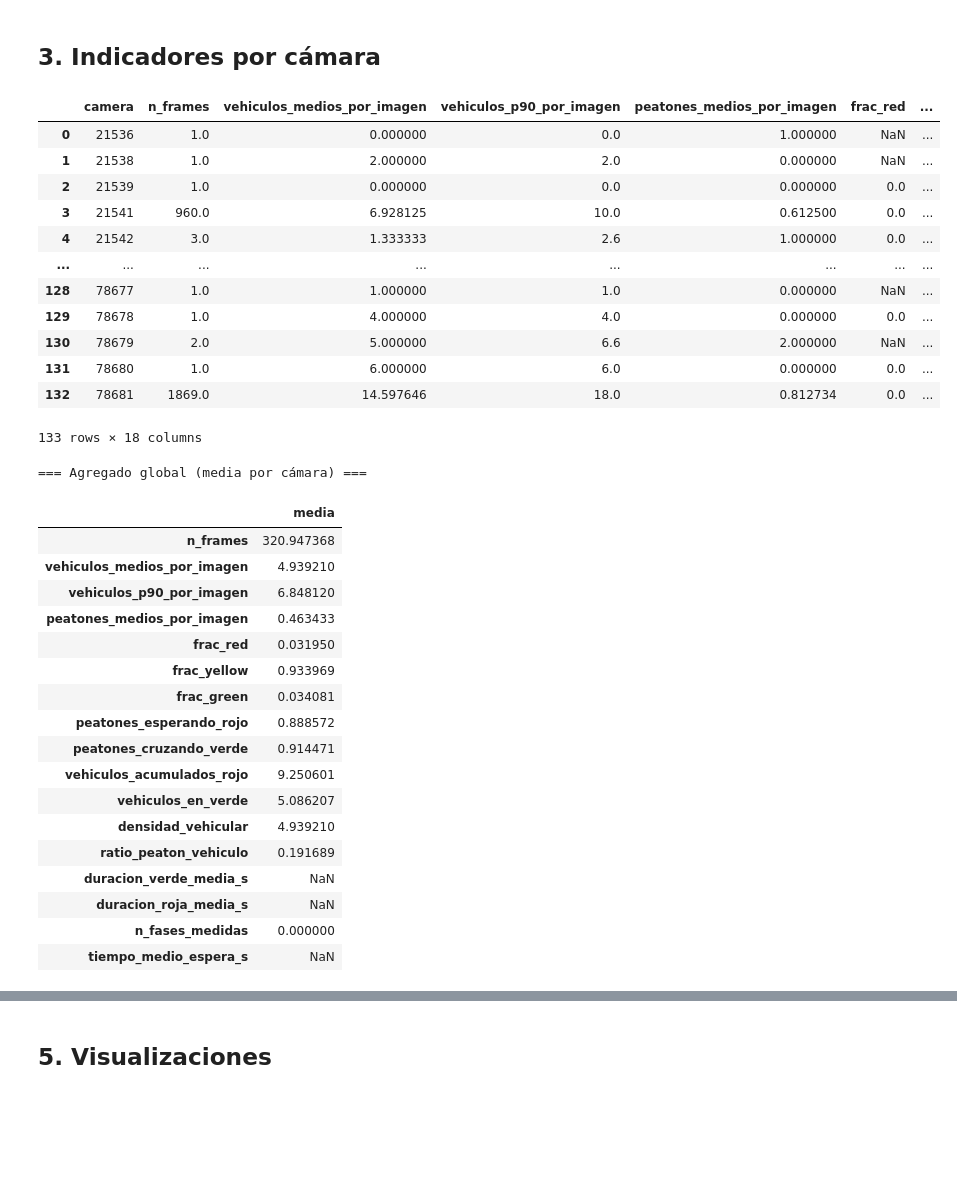
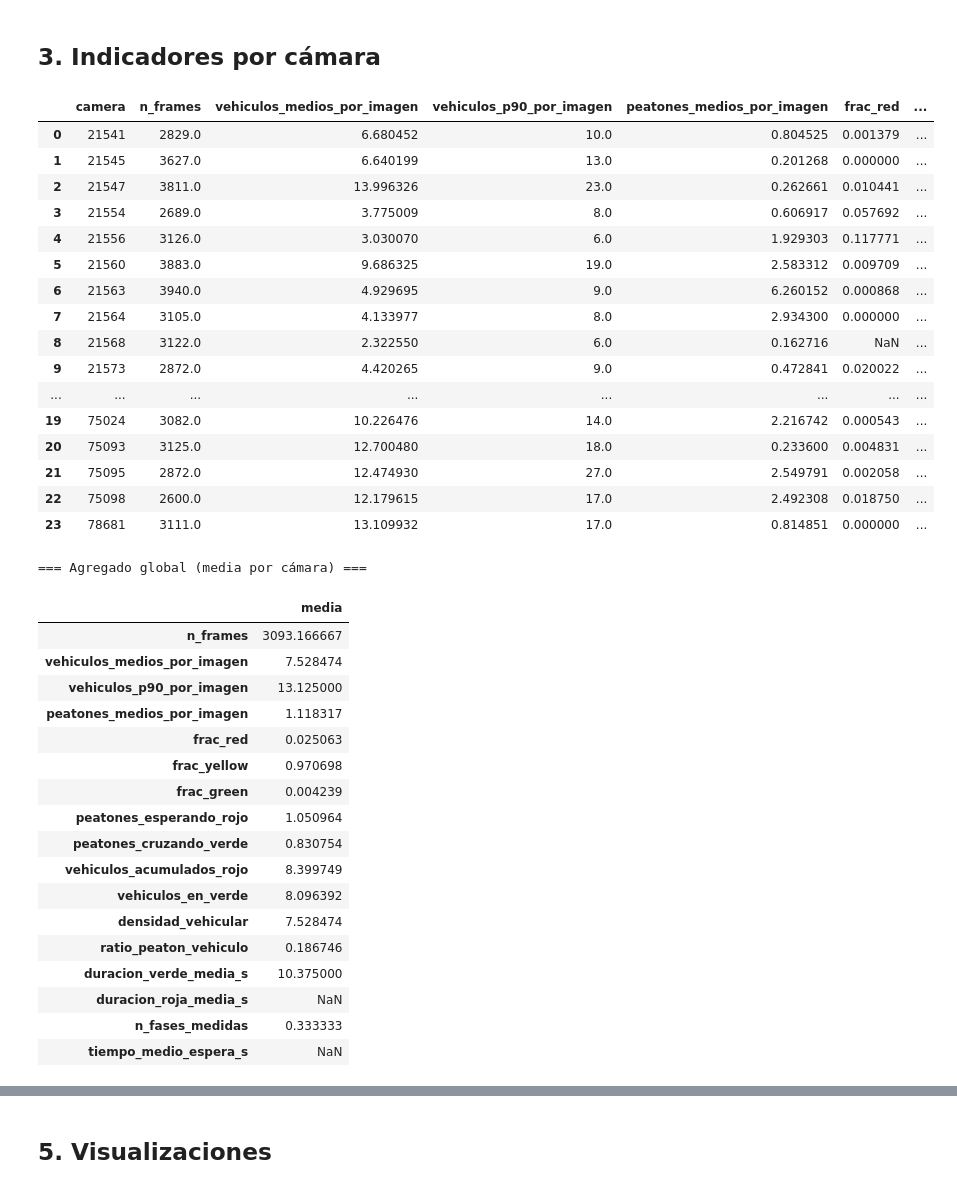
Before and after one commit to lorenpaz/tfm, a Jupyter notebook: notebooks/05_evaluation.ipynb, the cells around one changed output, grey strips where cells are left out. Saved outputs shown, nothing was run; the diff lists cells and outputs as text; code cells hidden in the pictures; blank space fills up the shorter version.

```diff
--- a/notebooks/05_evaluation.ipynb
+++ b/notebooks/05_evaluation.ipynb
@@ -37,7 +37,7 @@ sys.path.insert(0, str(PROJECT_ROOT / "src"))
 
 from config import load_config, path
 from deteccion import VEHICLE_CLASSES
-from pipeline import load_frames, measured_refresh_s
+from pipeline import load_frames, measured_refresh_s, only_service_cameras
 
 CFG = load_config()["evaluacion"]
 RESULTS_DIR = path("resultados")
@@ -46,7 +46,12 @@ RESULTS_DIR.mkdir(parents=True, exist_ok=True)
 frames = load_frames("weather", "detections")
 if "n_vehiculos" not in frames.columns:
     raise RuntimeError("Falta la fase detections: ejecuta antes 02_preprocess_labelled_detection.ipynb")
-frames = frames.dropna(subset=["n_vehiculos"]).sort_values(["camera", "timestamp"]).reset_index(drop=True)
+frames = frames.dropna(subset=["n_vehiculos"])
+
+# Solo las 24 cámaras del servicio de captura: las demás tienen 1-2 imágenes (instantáneas de 00)
+n_total, cams_total = len(frames), frames["camera"].nunique()
+frames = only_service_cameras(frames).sort_values(["camera", "timestamp"]).reset_index(drop=True)
+print(f"Cámaras del servicio: {frames['camera'].nunique()} de {cams_total} | fotogramas: {len(frames)} de {n_total}")
 
 REFRESH_S = measured_refresh_s()
 DURATIONS_OK = REFRESH_S is not None and REFRESH_S <= CFG["max_refresco_para_duraciones_s"]
@@ -139,68 +146,72 @@ def camera_indicators(g):
         # Tráfico
         "vehiculos_medios_por_imagen": g["n_vehiculos"].mean(),
         "vehiculos_p90_por_imagen": g["n_vehiculos"].quantile(0.9),
-        "peatones_medios_por_imagen": g["n_person"].mean(),
+        "peatones_medios_por_imagen": g["n_pedestrian"].mean(),
         **state_fractions(g, "vehicle_light", ["red", "yellow", "green"]),
         # Comportamiento
-        "peatones_esperando_rojo": g.loc[ped_red, "n_person"].mean() if ped_red.any() else np.nan,
-        "peatones_cruzando_verde": g.loc[ped_green, "n_person"].mean() if ped_green.any() else np.nan,
+        "peatones_esperando_rojo": g.loc[ped_red, "n_pedestrian"].mean() if ped_red.any() else np.nan,
+        "peatones_cruzando_verde": g.loc[ped_green, "n_pedestrian"].mean() if ped_green.any() else np.nan,
         "vehiculos_acumulados_rojo": g.loc[red, "n_vehiculos"].mean() if red.any() else np.nan,
         "vehiculos_en_verde": g.loc[green, "n_vehiculos"].mean() if green.any() else np.nan,
         # Eficiencia
         "densidad_vehicular": g["n_vehiculos"].mean(),
-        "ratio_peaton_vehiculo": g["n_person"].sum() / g["n_vehiculos"].sum() if g["n_vehiculos"].sum() else np.nan,
+        "ratio_peaton_vehiculo": g["n_pedestrian"].sum() / g["n_vehiculos"].sum() if g["n_vehiculos"].sum() else np.nan,
     }
 
     if DURATIONS_OK:
         verdes = run_durations(g, "vehicle_light", "green", MAX_GAP_S)
         rojas = run_durations(g, "vehicle_light", "red", MAX_GAP_S)
-        espera = run_durations(g.assign(_espera=np.where(red & (g["n_person"] > 0), "espera", "otro")), "_espera", "espera", MAX_GAP_S)
+        espera = run_durations(g.assign(_espera=np.where(red & (g["n_pedestrian"] > 0), "espera", "otro")), "_espera", "espera", MAX_GAP_S)
         row.update({
             "duracion_verde_media_s": np.mean(verdes) if verdes else np.nan,
             "duracion_roja_media_s": np.mean(rojas) if rojas else np.nan,
             "n_fases_medidas": len(verdes) + len(rojas),
             "tiempo_medio_espera_s": np.mean(espera) if espera else np.nan,
         })
     return pd.Series(row)
 
 
 camera_df = frames.groupby("camera").apply(camera_indicators, include_groups=False).reset_index()
 display(camera_df)
 
 print("=== Agregado global (media por cámara) ===")
 display(camera_df.drop(columns=["camera"]).mean().to_frame("media"))
 # %% [output]
 |  | camera | n_frames | vehiculos_medios_por_imagen | vehiculos_p90_por_imagen | peatones_medios_por_imagen | frac_red | ... |
-| 0 | 21536 | 1.0 | 0.000000 | 0.0 | 1.000000 | NaN | ... |
-| 1 | 21538 | 1.0 | 2.000000 | 2.0 | 0.000000 | NaN | ... |
-| 2 | 21539 | 1.0 | 0.000000 | 0.0 | 0.000000 | 0.0 | ... |
-| 3 | 21541 | 960.0 | 6.928125 | 10.0 | 0.612500 | 0.0 | ... |
-| 4 | 21542 | 3.0 | 1.333333 | 2.6 | 1.000000 | 0.0 | ... |
+| 0 | 21541 | 2829.0 | 6.680452 | 10.0 | 0.804525 | 0.001379 | ... |
+| 1 | 21545 | 3627.0 | 6.640199 | 13.0 | 0.201268 | 0.000000 | ... |
+| 2 | 21547 | 3811.0 | 13.996326 | 23.0 | 0.262661 | 0.010441 | ... |
+| 3 | 21554 | 2689.0 | 3.775009 | 8.0 | 0.606917 | 0.057692 | ... |
+| 4 | 21556 | 3126.0 | 3.030070 | 6.0 | 1.929303 | 0.117771 | ... |
+| 5 | 21560 | 3883.0 | 9.686325 | 19.0 | 2.583312 | 0.009709 | ... |
+| 6 | 21563 | 3940.0 | 4.929695 | 9.0 | 6.260152 | 0.000868 | ... |
+| 7 | 21564 | 3105.0 | 4.133977 | 8.0 | 2.934300 | 0.000000 | ... |
+| 8 | 21568 | 3122.0 | 2.322550 | 6.0 | 0.162716 | NaN | ... |
+| 9 | 21573 | 2872.0 | 4.420265 | 9.0 | 0.472841 | 0.020022 | ... |
 | ... | ... | ... | ... | ... | ... | ... | ... |
-| 128 | 78677 | 1.0 | 1.000000 | 1.0 | 0.000000 | NaN | ... |
-| 129 | 78678 | 1.0 | 4.000000 | 4.0 | 0.000000 | 0.0 | ... |
-| 130 | 78679 | 2.0 | 5.000000 | 6.6 | 2.000000 | NaN | ... |
-| 131 | 78680 | 1.0 | 6.000000 | 6.0 | 0.000000 | 0.0 | ... |
-| 132 | 78681 | 1869.0 | 14.597646 | 18.0 | 0.812734 | 0.0 | ... |
+| 19 | 75024 | 3082.0 | 10.226476 | 14.0 | 2.216742 | 0.000543 | ... |
+| 20 | 75093 | 3125.0 | 12.700480 | 18.0 | 0.233600 | 0.004831 | ... |
+| 21 | 75095 | 2872.0 | 12.474930 | 27.0 | 2.549791 | 0.002058 | ... |
+| 22 | 75098 | 2600.0 | 12.179615 | 17.0 | 2.492308 | 0.018750 | ... |
+| 23 | 78681 | 3111.0 | 13.109932 | 17.0 | 0.814851 | 0.000000 | ... |
-133 rows × 18 columns
+=== Agregado global (media por cámara) ===
-=== Agregado global (media por cámara) ===
 |  | media |
-| n_frames | 320.947368 |
-| vehiculos_medios_por_imagen | 4.939210 |
-| vehiculos_p90_por_imagen | 6.848120 |
-| peatones_medios_por_imagen | 0.463433 |
-| frac_red | 0.031950 |
-| frac_yellow | 0.933969 |
-| frac_green | 0.034081 |
-| peatones_esperando_rojo | 0.888572 |
-| peatones_cruzando_verde | 0.914471 |
-| vehiculos_acumulados_rojo | 9.250601 |
-| vehiculos_en_verde | 5.086207 |
-| densidad_vehicular | 4.939210 |
-| ratio_peaton_vehiculo | 0.191689 |
-| duracion_verde_media_s | NaN |
+| n_frames | 3093.166667 |
+| vehiculos_medios_por_imagen | 7.528474 |
+| vehiculos_p90_por_imagen | 13.125000 |
+| peatones_medios_por_imagen | 1.118317 |
+| frac_red | 0.025063 |
+| frac_yellow | 0.970698 |
+| frac_green | 0.004239 |
+| peatones_esperando_rojo | 1.050964 |
+| peatones_cruzando_verde | 0.830754 |
+| vehiculos_acumulados_rojo | 8.399749 |
+| vehiculos_en_verde | 8.096392 |
+| densidad_vehicular | 7.528474 |
+| ratio_peaton_vehiculo | 0.186746 |
+| duracion_verde_media_s | 10.375000 |
 | duracion_roja_media_s | NaN |
-| n_fases_medidas | 0.000000 |
+| n_fases_medidas | 0.333333 |
 | tiempo_medio_espera_s | NaN |
 # %% [markdown]
 ## 4. Indicadores por franja horaria y por contexto
```
Also changed, not shown: parts of 6 cells of this notebook, 19 other files.
